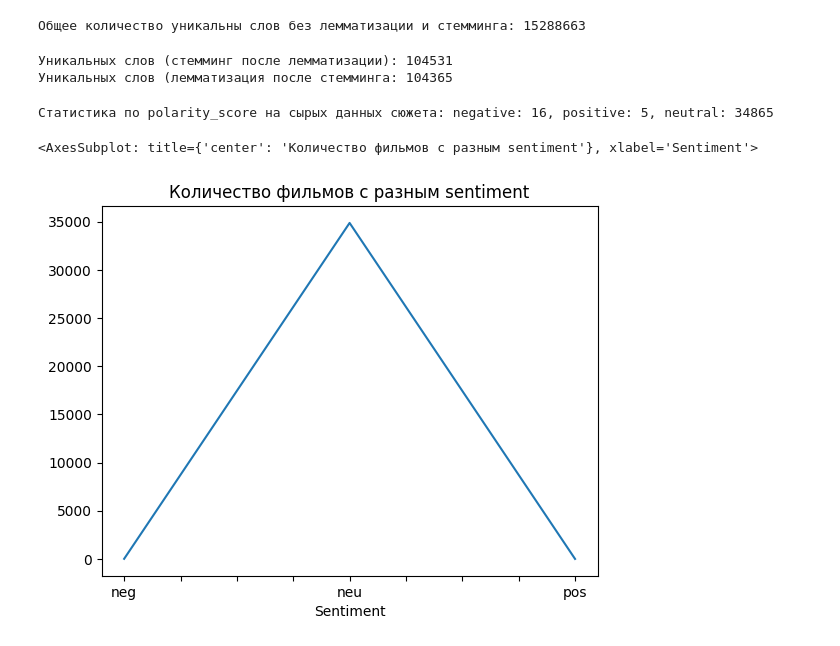
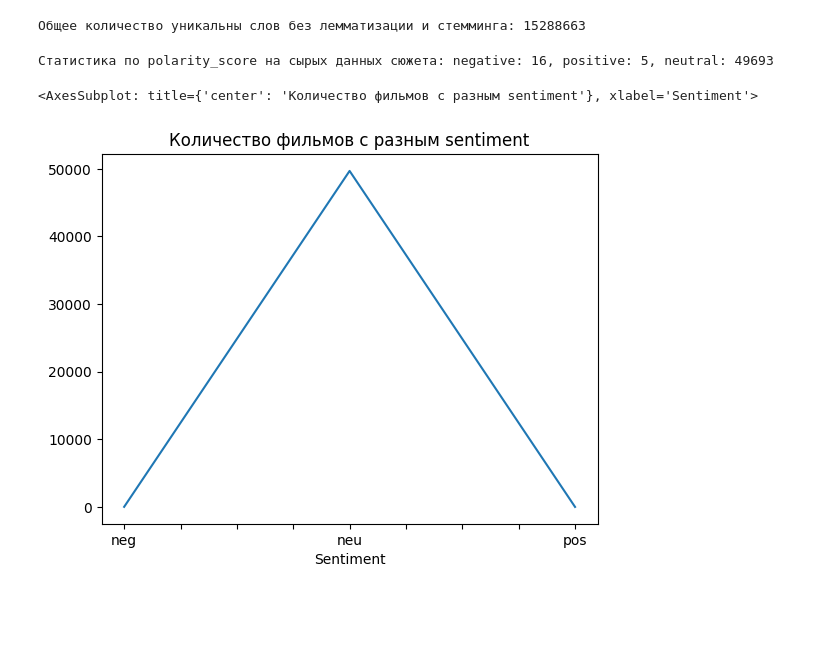
Before and after one commit to maxt/ds-practise, a Jupyter notebook: final/final.ipynb, the cells around one changed output. Drawn from its saved outputs; the diff is of its cells as text; code cells hidden in the pictures; blank space fills up the shorter version.

Commit message:
add mpst dataset

```diff
--- a/final/final.ipynb
+++ b/final/final.ipynb
@@ -21,0 +46,4 @@ plots.head()
+# %%
+merged_dataset = pd.concat([mpst, wiki])
+print(merged_dataset.shape)
+merged_dataset.head()
@@ -45,25 +81,22 @@ print(f'Общее количество уникальны слов без ле
 from nltk.stem import WordNetLemmatizer
 from nltk.stem import PorterStemmer
 
-set_stem_after_lem = set()
-set_lem_after_stem = set()
-
-lem = WordNetLemmatizer()
-stem = PorterStemmer()
-
-for a in tqdm(all_words):
-    w1 = stem.stem(lem.lemmatize(a))
-    set_stem_after_lem.add(w1)
-    w2 = lem.lemmatize(stem.stem(a))
-    set_lem_after_stem.add(w2)
-
-count_stem_after_lem = len(set_stem_after_lem)
-count_lem_after_stem = len(set_lem_after_stem)
-print(f'Уникальных слов (стемминг после лемматизации): {count_stem_after_lem}')
-print(f'Уникальных слов (лемматизация после стемминга: {count_lem_after_stem}')
+# set_stem_after_lem = set()
+# set_lem_after_stem = set()
+#
+# lem = WordNetLemmatizer()
+# stem = PorterStemmer()
+#
+# for a in tqdm(all_words):
+#     w1 = stem.stem(lem.lemmatize(a))
+#     set_stem_after_lem.add(w1)
+#     w2 = lem.lemmatize(stem.stem(a))
+#     set_lem_after_stem.add(w2)
+#
+# count_stem_after_lem = len(set_stem_after_lem)
+# count_lem_after_stem = len(set_lem_after_stem)
+# print(f'Уникальных слов (стемминг после лемматизации): {count_stem_after_lem}')
+# print(f'Уникальных слов (лемматизация после стемминга: {count_lem_after_stem}')
-# %% [output]
-Уникальных слов (стемминг после лемматизации): 104531
-Уникальных слов (лемматизация после стемминга: 104365
 # %%
 def get_sentiment(obj: tuple):
     neg = obj['neg']
@@ -84,7 +117,7 @@ sia = SentimentIntensityAnalyzer()
 sentiments = list()
 limit = 1000
 current_iteration = 0
-for a, t in tqdm(plots.iterrows()):
+for a, t in tqdm(merged_dataset.iterrows()):
     current_result = get_sentiment(sia.polarity_scores(t['Plot']))
     sentiments.append(current_result)
     current_iteration+=1
@@ -93,12 +126,12 @@ postigive_count = sentiments.count('pos')
 neutral_count   = sentiments.count('neu')
 print(f'Статистика по polarity_score на сырых данных сюжета: negative: {negatives_count}, positive: {postigive_count}, neutral: {neutral_count}')
 # %% [output]
-Статистика по polarity_score на сырых данных сюжета: negative: 16, positive: 5, neutral: 34865
+Статистика по polarity_score на сырых данных сюжета: negative: 16, positive: 5, neutral: 49693
 # %%
-plots['Sentiment'] = sentiments
-plots.head()
-films_count_by_year = plots.groupby(['Sentiment'])['Title'].count()
+merged_dataset['Sentiment'] = sentiments
+merged_dataset.head()
+films_count_by_year = merged_dataset.groupby(['Sentiment'])['Title'].count()
 films_count_by_year.plot(title = 'Количество фильмов с разным sentiment')
 # %% [output]
 <AxesSubplot: title={'center': 'Количество фильмов с разным sentiment'}, xlabel='Sentiment'>
-[figure, old version]
+[figure, new version]
```
Also changed, not shown: parts of 6 cells of this notebook, 1 other file.
